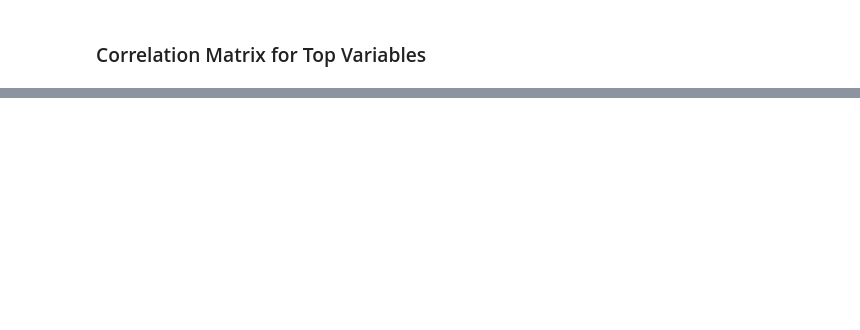
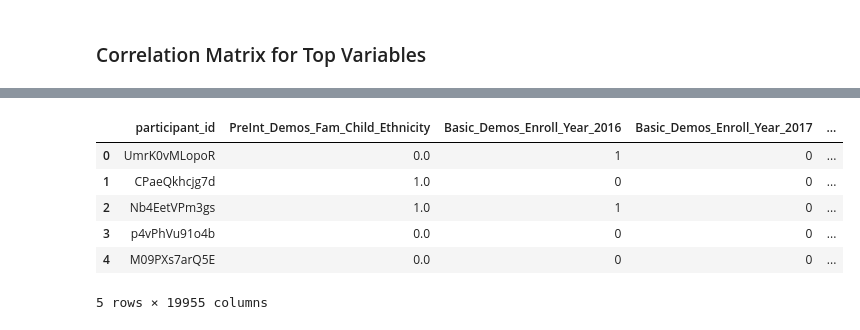
Before and after one commit to fatimahyusof/WiDS, a Jupyter notebook: Wids.ipynb, the cells around one changed output, grey strips where cells are left out. Saved outputs shown, nothing was run; the diff lists cells and outputs as text; code cells hidden in the pictures; blank space fills up the shorter version.

```diff
--- a/Wids.ipynb
+++ b/Wids.ipynb
@@ -1472,0 +1578,7 @@ NameError: name 'pd' is not defined
+# %%
+# Functional Connectome Matrices
+
+file_path_trainFCM = "C:/Users/sitif/Downloads/WIDS/widsdatathon2025/TRAIN/TRAIN_FUNCTIONAL_CONNECTOME_MATRICES.csv"
+train_FCM = pd.read_csv(file_path_trainFCM)
+
+train_FCM.head()
@@ -1472,0 +1593,12 @@ NameError: name 'pd' is not defined
+# %%
+train_cat_FCM = pd.merge(cat_train_final, train_FCM, on = 'participant_id')
+# ensure it looks accurate
+train_cat_FCM.head()
+# %% [output]
+|  | participant_id | PreInt_Demos_Fam_Child_Ethnicity | Basic_Demos_Enroll_Year_2016 | Basic_Demos_Enroll_Year_2017 | ... |
+| 0 | UmrK0vMLopoR | 0.0 | 1 | 0 | ... |
+| 1 | CPaeQkhcjg7d | 1.0 | 0 | 0 | ... |
+| 2 | Nb4EetVPm3gs | 1.0 | 1 | 0 | ... |
+| 3 | p4vPhVu91o4b | 0.0 | 0 | 0 | ... |
+| 4 | M09PXs7arQ5E | 0.0 | 0 | 0 | ... |
+5 rows × 19955 columns
```
Also changed, not shown: parts of 44 cells of this notebook.
